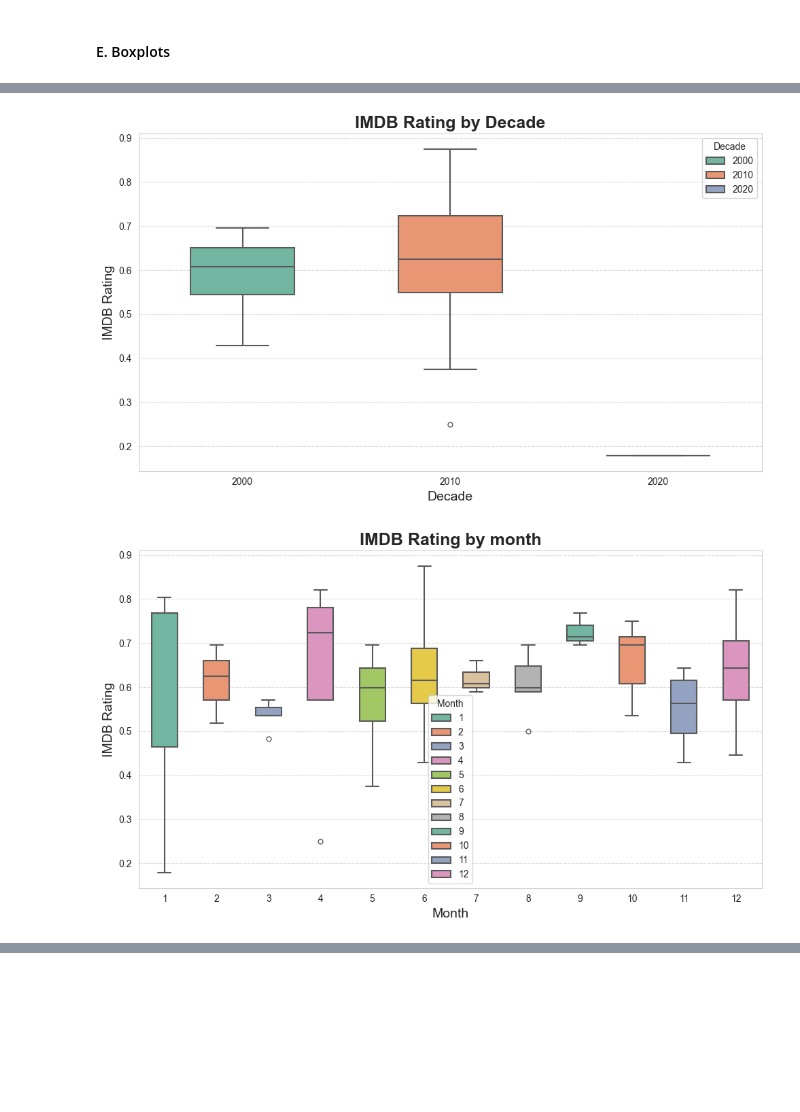
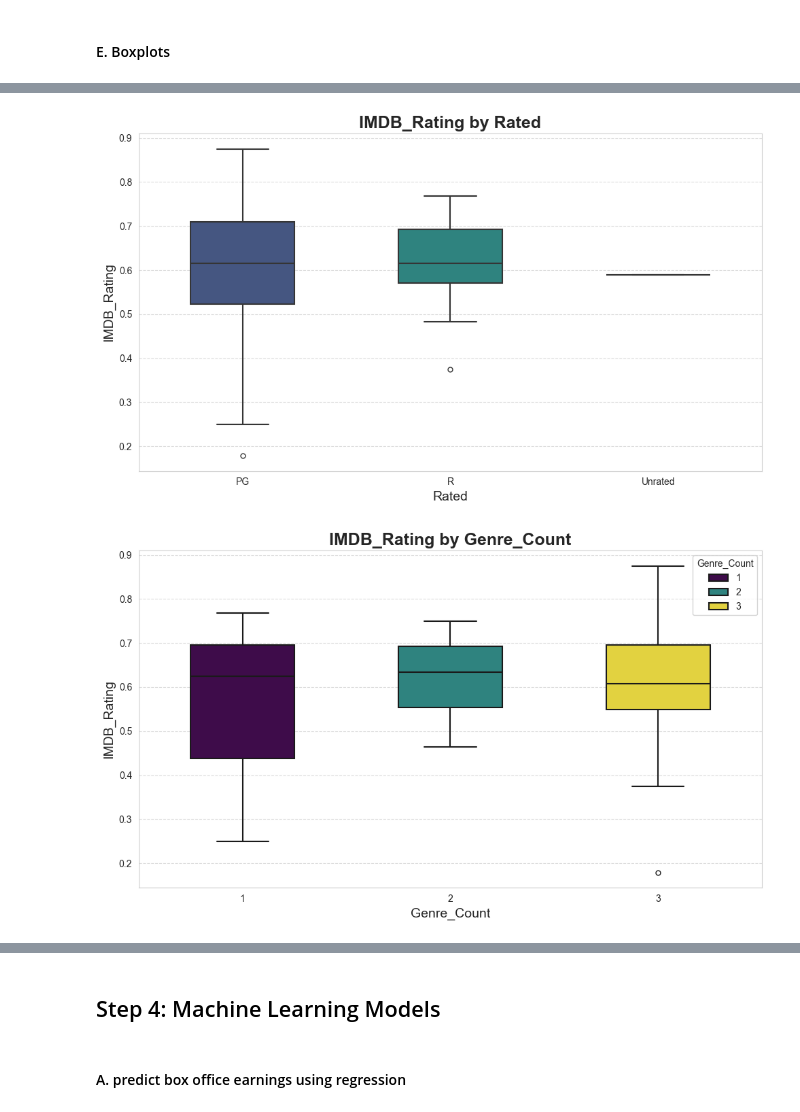
Before and after one commit to pegahbkz/neon-movies, a Jupyter notebook: audience-analysis.ipynb, the cells around one changed output, grey strips where cells are left out. Saved outputs shown, nothing was run; the diff lists cells and outputs as text; code cells hidden in the pictures; blank space fills up the shorter version.

```diff
--- a/audience-analysis.ipynb
+++ b/audience-analysis.ipynb
@@ -1001,48 +937,8 @@ plt.show()
-# %%
-fig, ax = plt.subplots(figsize=(10, 6))
-
-sns.boxplot(
-    data=normalized_df_filtered_searches,
-    x="Decade",
-    y="IMDB_Rating",
-    hue="Decade",
-    palette="Set2",
-    width=0.5,
-    fliersize=5,
-    linewidth=1.5,
-    ax=ax
-)
-
-ax.set_title("IMDB Rating by Decade", fontsize=18, fontweight='bold')
-ax.set_xlabel("Decade", fontsize=14)
-ax.set_ylabel("IMDB Rating", fontsize=14)
-ax.grid(axis='y', linestyle='--', alpha=0.7)
-
-plt.tight_layout()
-plt.show()
-# %% [output]
-[figure, removed]
-# %%
-fig, ax = plt.subplots(figsize=(10, 6))
-
-sns.boxplot(
-    data=normalized_df_filtered_searches,
-    x="Month",
-    y="IMDB_Rating",
-    hue="Month",
-    palette="Set2",
-    width=0.5,
-    fliersize=5,
-    linewidth=1.5,
-    ax=ax
-)
-
-ax.set_title("IMDB Rating by month", fontsize=18, fontweight='bold')
-ax.set_xlabel("Month", fontsize=14)
-ax.set_ylabel("IMDB Rating", fontsize=14)
-ax.grid(axis='y', linestyle='--', alpha=0.7)
-
-plt.tight_layout()
-plt.show()
-# %% [output]
-[figure, removed]
+# %%
+plot_boxplot(normalized_df_filtered_searches, "Rated", "IMDB_Rating")
+plot_boxplot(normalized_df_filtered_searches, "Genre_Count", "IMDB_Rating")
+plot_boxplot(normalized_df_filtered_searches, "Decade", "IMDB_Rating")
+plot_boxplot(normalized_df_filtered_searches, "Month", "IMDB_Rating")
+# %% [output]
+[figure, added]
+[figure, added]
@@ -1048,0 +947,4 @@ plt.show()
+# %% [markdown]
+## Step 4: Machine Learning Models
+# %% [markdown]
+#### A. predict box office earnings using regression
```
Also changed, not shown: parts of 33 cells of this notebook.
